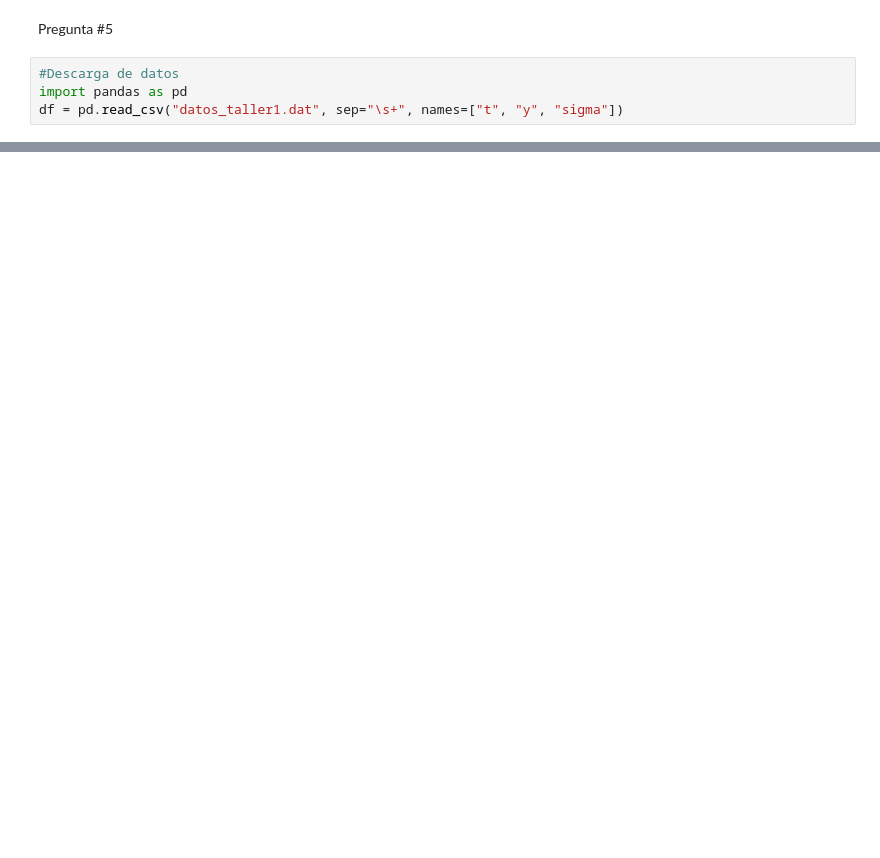
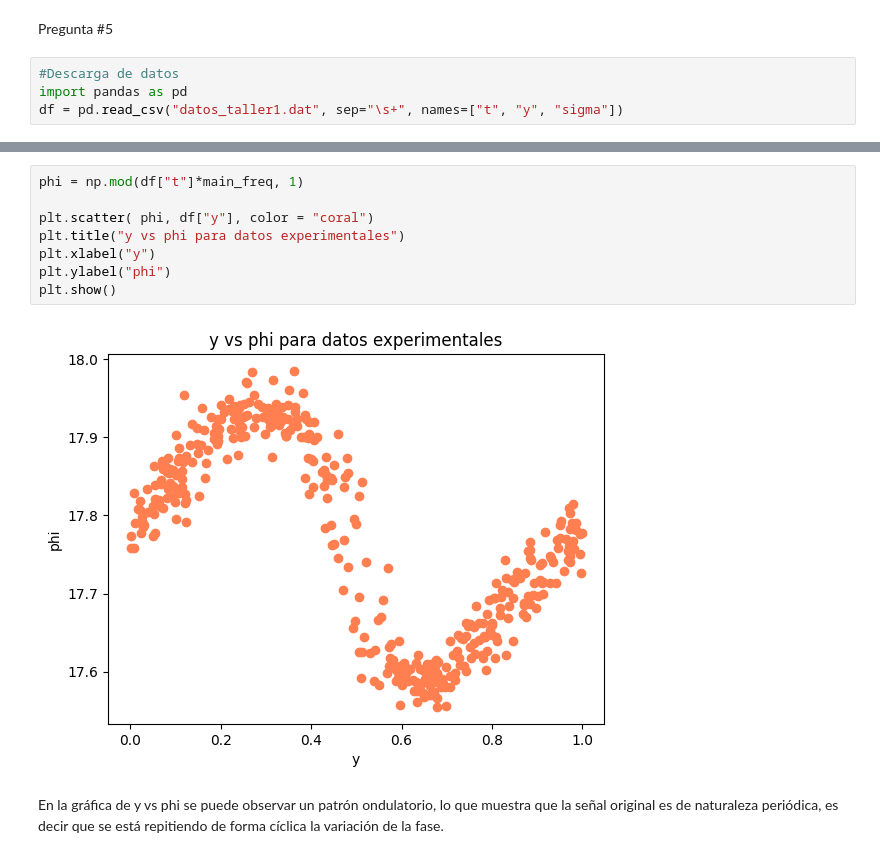
Before and after one commit to sarchilagomez1/MetodosComputacionales2-Fuentes-Archila, a Jupyter notebook: Taller1_fuentesarchila.ipynb, the cells around one changed output, grey strips where cells are left out. Cells and saved outputs as stored; diff of their text form; blank space fills up the shorter version.

```diff
--- a/Taller1_fuentesarchila.ipynb
+++ b/Taller1_fuentesarchila.ipynb
@@ -192,0 +180,12 @@ SOBRE QUÉ HAY QUE COMENTAR?
+# %%
+phi = np.mod(df["t"]*main_freq, 1)
+
+plt.scatter( phi, df["y"], color = "coral")
+plt.title("y vs phi para datos experimentales")
+plt.xlabel("y")
+plt.ylabel("phi")
+plt.show()
+# %% [output]
+[figure, added]
+# %% [markdown]
+En la gráfica de y vs phi se puede observar un patrón ondulatorio, lo que muestra que la señal original es de naturaleza periódica, es decir que se está repitiendo de forma cíclica la variación de la fase.
```
Also changed, not shown: parts of 10 cells of this notebook.
